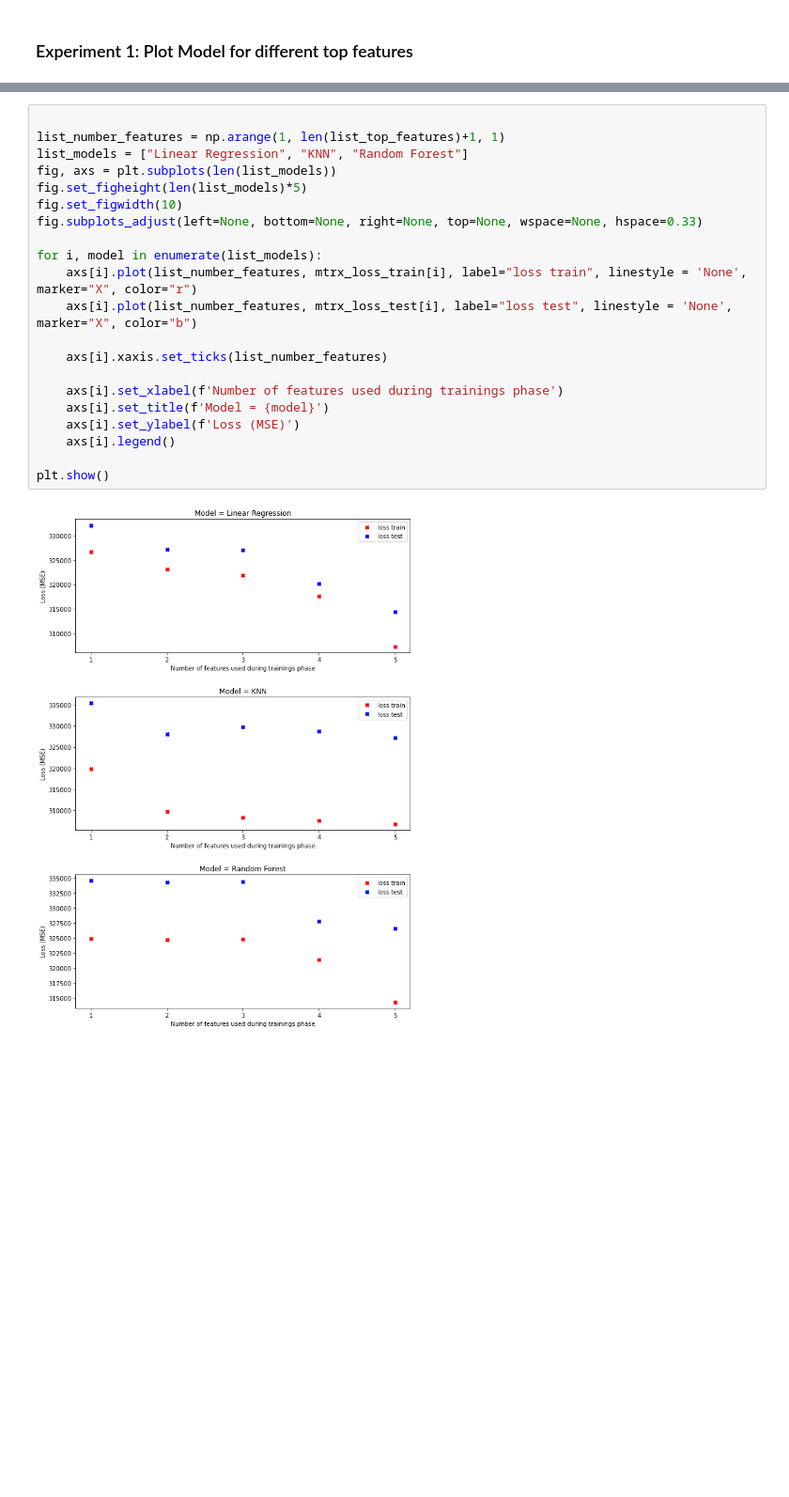
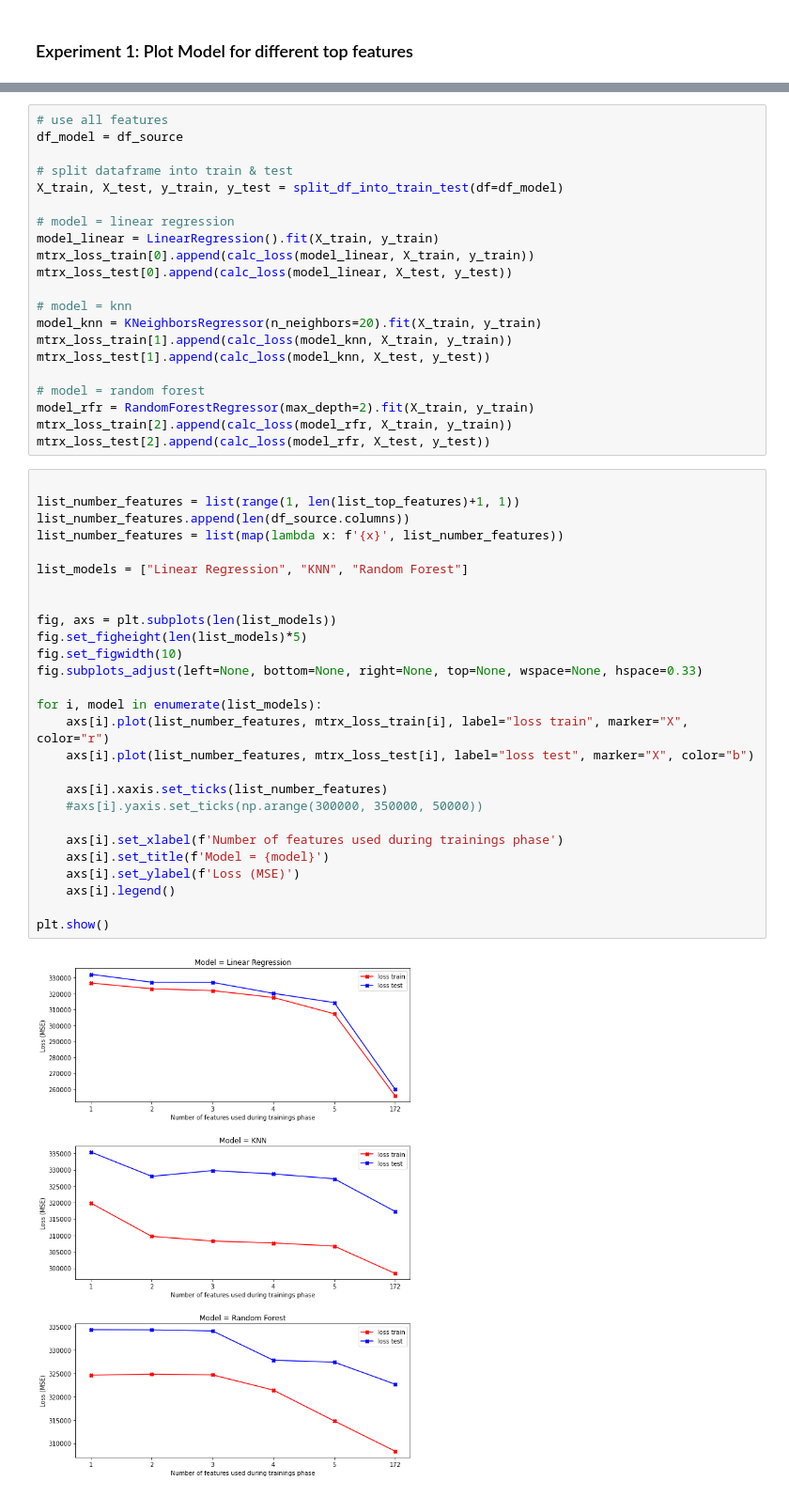
Before and after one commit to heuer-ja/CENG542-Knowledge-Discovery, a Jupyter notebook: germany_house_prices.ipynb, the cells around one changed output, grey strips where cells are left out. Shown at 94% size. Cells and saved outputs as stored; diff of their text form; blank space fills up the shorter version.

Commit message:
Experiment 2 (different models with top features + all features) DONE

```diff
--- a/germany_house_prices.ipynb
+++ b/germany_house_prices.ipynb
@@ -411,26 +409,53 @@ for i, feature in enumerate(list_top_features):
     model_rfr = RandomForestRegressor(max_depth=2).fit(X_train, y_train)
     mtrx_loss_train[2].append(calc_loss(model_rfr, X_train, y_train))
     mtrx_loss_test[2].append(calc_loss(model_rfr, X_test, y_test))
+# %%
+# use all features
+df_model = df_source
+
+# split dataframe into train & test
+X_train, X_test, y_train, y_test = split_df_into_train_test(df=df_model)
+
+# model = linear regression
+model_linear = LinearRegression().fit(X_train, y_train)
+mtrx_loss_train[0].append(calc_loss(model_linear, X_train, y_train))
+mtrx_loss_test[0].append(calc_loss(model_linear, X_test, y_test))
+
+# model = knn
+model_knn = KNeighborsRegressor(n_neighbors=20).fit(X_train, y_train)
+mtrx_loss_train[1].append(calc_loss(model_knn, X_train, y_train))
+mtrx_loss_test[1].append(calc_loss(model_knn, X_test, y_test))
+
+# model = random forest
+model_rfr = RandomForestRegressor(max_depth=2).fit(X_train, y_train)
+mtrx_loss_train[2].append(calc_loss(model_rfr, X_train, y_train))
+mtrx_loss_test[2].append(calc_loss(model_rfr, X_test, y_test))
 # %%
 
-list_number_features = np.arange(1, len(list_top_features)+1, 1)
+list_number_features = list(range(1, len(list_top_features)+1, 1))
+list_number_features.append(len(df_source.columns))
+list_number_features = list(map(lambda x: f'{x}', list_number_features))
+
 list_models = ["Linear Regression", "KNN", "Random Forest"]
+
+
 fig, axs = plt.subplots(len(list_models))
 fig.set_figheight(len(list_models)*5)
 fig.set_figwidth(10)
 fig.subplots_adjust(left=None, bottom=None, right=None, top=None, wspace=None, hspace=0.33)
 
 for i, model in enumerate(list_models):
-    axs[i].plot(list_number_features, mtrx_loss_train[i], label="loss train", linestyle = 'None', marker="X", color="r")
-    axs[i].plot(list_number_features, mtrx_loss_test[i], label="loss test", linestyle = 'None', marker="X", color="b")
+    axs[i].plot(list_number_features, mtrx_loss_train[i], label="loss train", marker="X", color="r")
+    axs[i].plot(list_number_features, mtrx_loss_test[i], label="loss test", marker="X", color="b")
 
     axs[i].xaxis.set_ticks(list_number_features)
+    #axs[i].yaxis.set_ticks(np.arange(300000, 350000, 50000))
 
     axs[i].set_xlabel(f'Number of features used during trainings phase')
     axs[i].set_title(f'Model = {model}')
     axs[i].set_ylabel(f'Loss (MSE)')
     axs[i].legend()
 
 plt.show()
 # %% [output]
-[figure, old version]
+[figure, new version]
```
Also changed, not shown: parts of 5 cells of this notebook.
